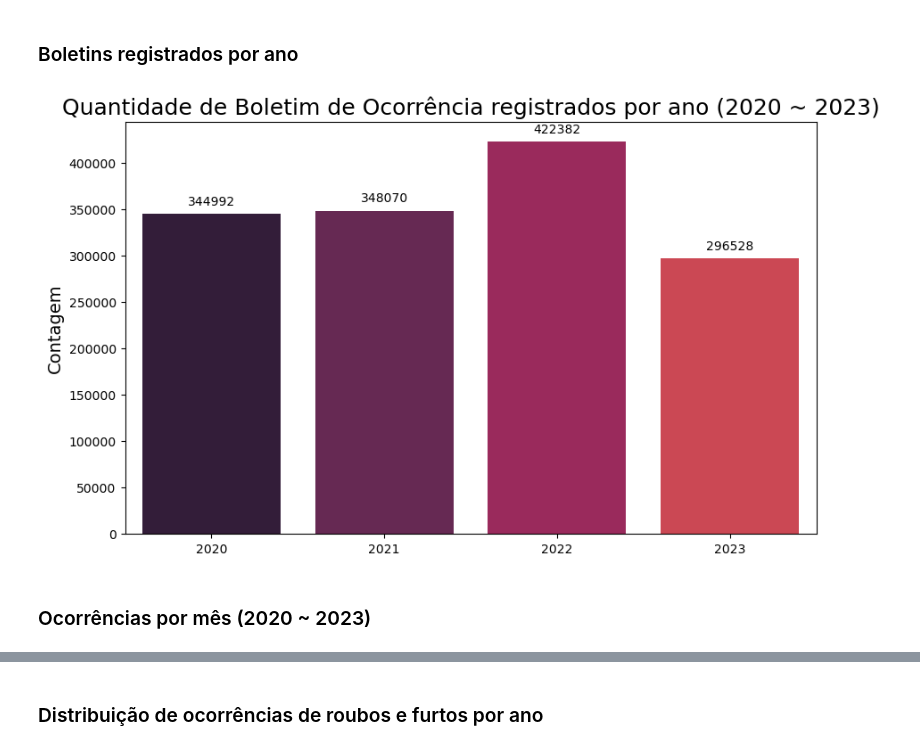
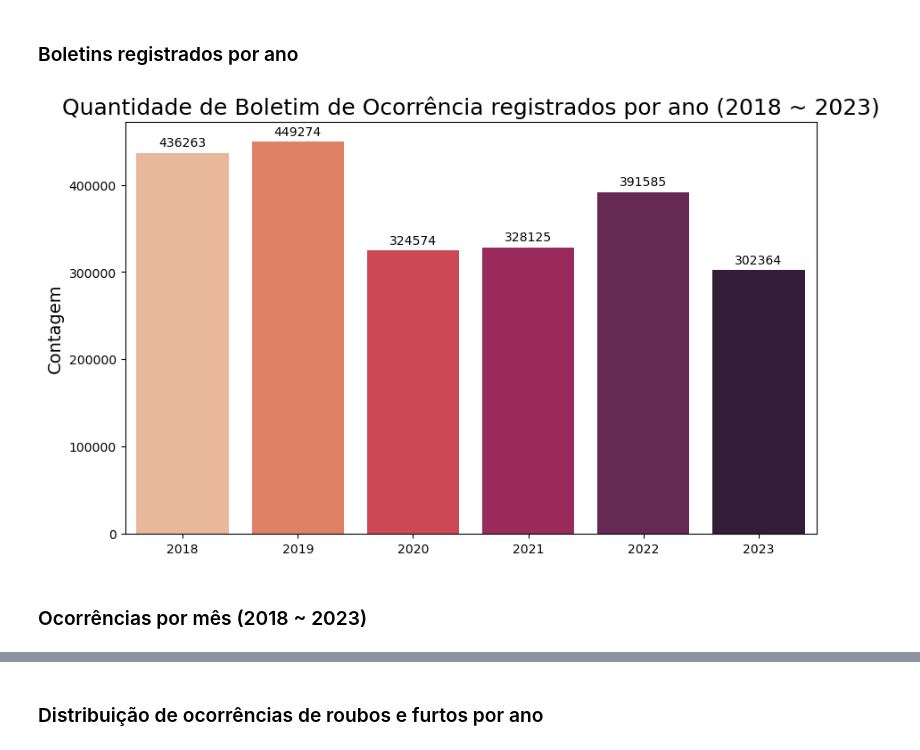
Before and after one commit to anderdot/previsao-crimes, a Jupyter notebook: Analises/Modelo Preditiva.ipynb, the cells around one changed output, grey strips where cells are left out. Cells and saved outputs as stored; diff of their text form; code cells hidden in the pictures.

```diff
--- a/Analises/Modelo Preditiva.ipynb
+++ b/Analises/Modelo Preditiva.ipynb
@@ -174,3 +129,16 @@ dados['dataComunicacao'] = pd.to_datetime(dados['dataComunicacao'])
+# %%
+# Convertendo para datetime as colunas que são datas.
+dados['boletim_iniciado'] = pd.to_datetime(dados['boletim_iniciado'])
+dados['boletim_emitido'] = pd.to_datetime(dados['boletim_emitido'])
+dados['data_ocorrencia'] = pd.to_datetime(dados['data_ocorrencia'])
+
+# Convertendo para time as colunas que são horas.
+dados['hora_ocorrencia'] = pd.to_datetime(dados['hora_ocorrencia'], format='%H:%M:%S').dt.time
+
+# Convertendo para inteiro as colunas que são números inteiros.
+dados['numero'] = dados['numero'].fillna(0).astype(int)
+dados['id_cidade'] = dados['id_cidade'].fillna(0).astype(int)
+dados['idade'] = dados['idade'].fillna(0).astype(int)
 # %% [markdown]
 ### Padronizando os dados da coluna "periodoOcorrencia"
 * DE MADRUGADA: 0h às 6h
@@ -178,9 +146,6 @@ dados['dataComunicacao'] = pd.to_datetime(dados['dataComunicacao'])
 * A TARDE: 12h às 18h
 * A NOITE: 18h às 0h
 # %%
-# Tratando a coluna horaOcorrencia.
-dados['horaOcorrencia'] = pd.to_datetime(dados['horaOcorrencia'], format='%H:%M:%S').dt.time
-
 # Função para categorizar as horas
 def categorizar_horas(hora):
     if 0 <= hora.hour < 6:
@@ -192,10 +157,7 @@ def categorizar_horas(hora):
     elif 18 <= hora.hour < 24:
         return 'NOITE'
     else:
-        return 'EM HORA INCERTA'
+        return 'HORA INCERTA'
 
 # Aplicando a função para categorizar as horas da ocorrência corretamente na coluna "periodoOcorrencia"
-dados['periodoOcorrencia'] = dados['horaOcorrencia'].apply(categorizar_horas)
-
-# Exibindo as colunas formatadas.
-dados[['horaOcorrencia', 'periodoOcorrencia']]
+dados['periodo_ocorrencia_corrigido'] = dados['hora_ocorrencia'].apply(categorizar_horas)
@@ -216,4 +164,7 @@ dados[['horaOcorrencia', 'periodoOcorrencia']]
 # %%
+# Deletando os dados duplicados.
+dados.drop_duplicates(inplace=True)
+
 # Resetando o index.
 dados.reset_index(drop=True, inplace= True)
 
@@ -276,35 +215,35 @@ import seaborn as sns
 # %% [markdown]
 ## Configurando o estilo e cor dos gráficos
 # %%
-sns.set_palette('rocket')
+sns.set_palette("rocket_r")
 # %% [markdown]
 ## Análises: Ocorrências
 # %% [markdown]
 ### Boletins registrados por ano
 # %%
 # Contar a quantidade de BO registrados por ano.
-contagem = dados_ocorrencias['anoBO'].value_counts()
+contagem = dados_ocorrencias['boletim_emitido'].dt.year.value_counts().sort_index()
 
 # Gerando o gráfico.
 fig, ax = plt.subplots(figsize=(10,6))
 ax = sns.barplot(x=contagem.index, y=contagem.values)
-ax.set_title('Quantidade de Boletim de Ocorrência registrados por ano (2020 ~ 2023)', loc='center', fontsize=18)
+ax.set_title('Quantidade de Boletim de Ocorrência registrados por ano (2018 ~ 2023)', loc='center', fontsize=18)
 ax.set_xlabel('')
 ax.set_ylabel('Contagem', fontsize=14)
 # Adicionando labels aos valores das barras.
 for p in ax.patches:
     ax.annotate(format(p.get_height(), '.0f'),
                 (p.get_x() + p.get_width() / 2., p.get_height()),
                 ha = 'center', va = 'center',
-                xytext = (0, 10),
+                xytext = (0, 8),
                 textcoords = 'offset points')
 fig = plt.gcf()
 plt.show()
 
 # Salvando o gráfico na pasta Graficos.
 fig.savefig('Graficos/quantidade_BO_ano.png', transparent=False, dpi=300, bbox_inches='tight')
 # %% [output]
-[figure, old version]
+[figure, new version]
 # %% [markdown]
-### Ocorrências por mês (2020 ~ 2023)
+### Ocorrências por mês (2018 ~ 2023)
 # %%
```
Also changed, not shown: parts of 50 cells of this notebook, 12 other files.
